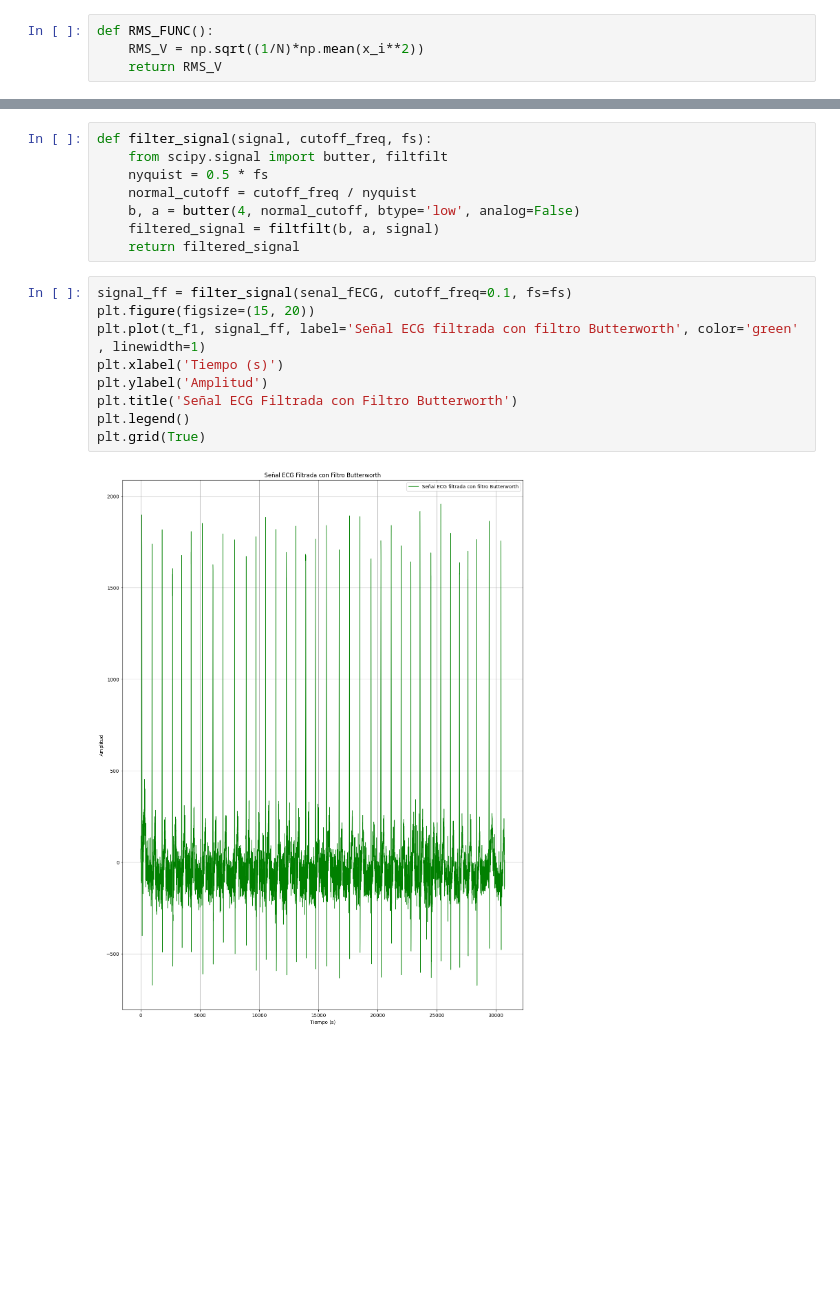
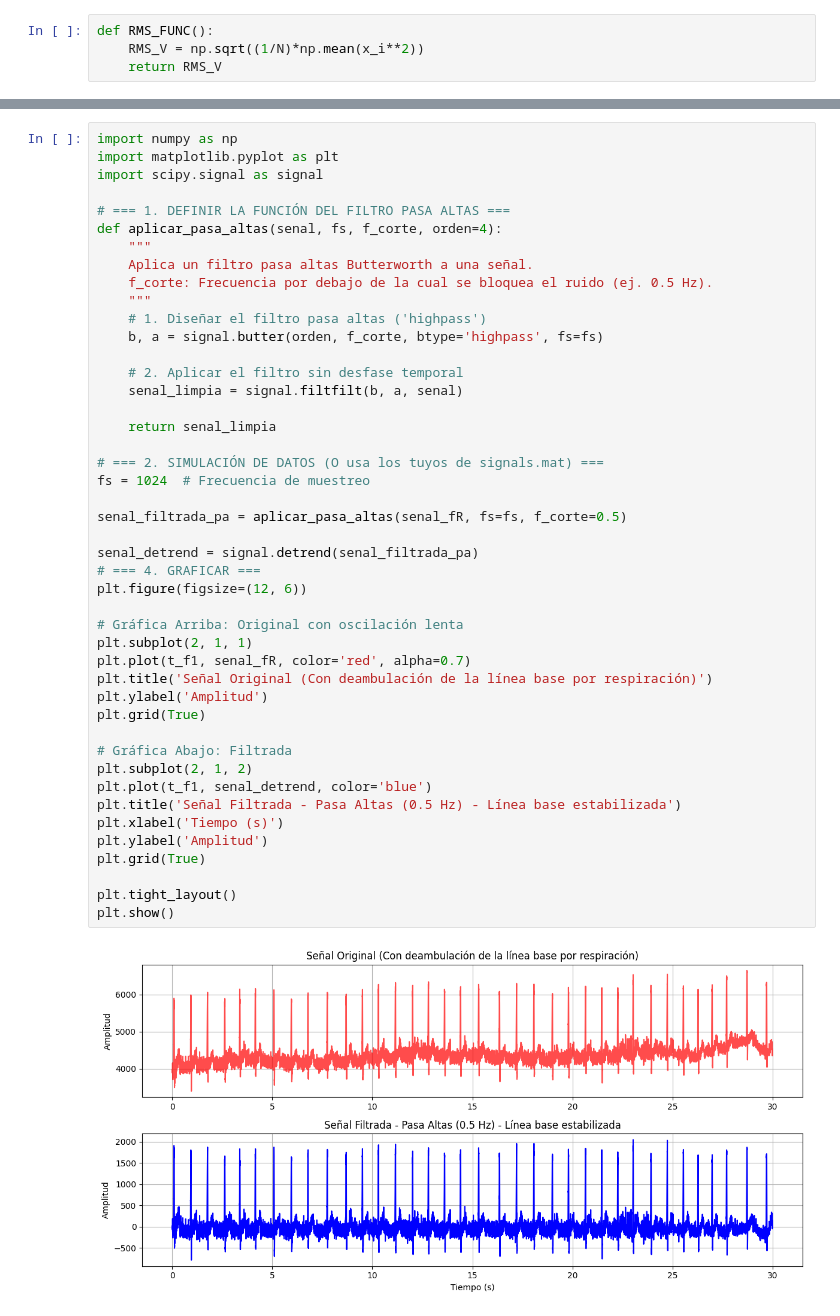
Before and after one commit to CamilaMontiel2510/LAB_BIOSE-ALES, a Jupyter notebook: PRÁCTICA_3_LAB_BIOSEÑALES_LUISAL_CAMILAM.ipynb, the cells around one changed output, grey strips where cells are left out. Cells and saved outputs as stored; diff of their text form; blank space fills up the shorter version.

```diff
--- a/PRÁCTICA_3_LAB_BIOSEÑALES_LUISAL_CAMILAM.ipynb
+++ b/PRÁCTICA_3_LAB_BIOSEÑALES_LUISAL_CAMILAM.ipynb
@@ -77,19 +107,47 @@ plt.grid(True)
-# %%
-def filter_signal(signal, cutoff_freq, fs):
-    from scipy.signal import butter, filtfilt
-    nyquist = 0.5 * fs
-    normal_cutoff = cutoff_freq / nyquist
-    b, a = butter(4, normal_cutoff, btype='low', analog=False)
-    filtered_signal = filtfilt(b, a, signal)
-    return filtered_signal
-# %%
-signal_ff = filter_signal(senal_fECG, cutoff_freq=0.1, fs=fs)
-plt.figure(figsize=(15, 20))
-plt.plot(t_f1, signal_ff, label='Señal ECG filtrada con filtro Butterworth', color='green' , linewidth=1)
-plt.xlabel('Tiempo (s)')
-plt.ylabel('Amplitud')
-plt.title('Señal ECG Filtrada con Filtro Butterworth')
-plt.legend()
-plt.grid(True)
-# %% [output]
-[figure, removed]
+# %%
+import numpy as np
+import matplotlib.pyplot as plt
+import scipy.signal as signal
+
+# === 1. DEFINIR LA FUNCIÓN DEL FILTRO PASA ALTAS ===
+def aplicar_pasa_altas(senal, fs, f_corte, orden=4):
+    """
+    Aplica un filtro pasa altas Butterworth a una señal.
+    f_corte: Frecuencia por debajo de la cual se bloquea el ruido (ej. 0.5 Hz).
+    """
+    # 1. Diseñar el filtro pasa altas ('highpass')
+    b, a = signal.butter(orden, f_corte, btype='highpass', fs=fs)
+
+    # 2. Aplicar el filtro sin desfase temporal
+    senal_limpia = signal.filtfilt(b, a, senal)
+
+    return senal_limpia
+
+# === 2. SIMULACIÓN DE DATOS (O usa los tuyos de signals.mat) ===
+fs = 1024  # Frecuencia de muestreo
+
+senal_filtrada_pa = aplicar_pasa_altas(senal_fR, fs=fs, f_corte=0.5)
+
+senal_detrend = signal.detrend(senal_filtrada_pa)
+# === 4. GRAFICAR ===
+plt.figure(figsize=(12, 6))
+
+# Gráfica Arriba: Original con oscilación lenta
+plt.subplot(2, 1, 1)
+plt.plot(t_f1, senal_fR, color='red', alpha=0.7)
+plt.title('Señal Original (Con deambulación de la línea base por respiración)')
+plt.ylabel('Amplitud')
+plt.grid(True)
+
+# Gráfica Abajo: Filtrada
+plt.subplot(2, 1, 2)
+plt.plot(t_f1, senal_detrend, color='blue')
+plt.title('Señal Filtrada - Pasa Altas (0.5 Hz) - Línea base estabilizada')
+plt.xlabel('Tiempo (s)')
+plt.ylabel('Amplitud')
+plt.grid(True)
+
+plt.tight_layout()
+plt.show()
+# %% [output]
+[figure, added]
```
Also changed, not shown: parts of 7 cells of this notebook.
